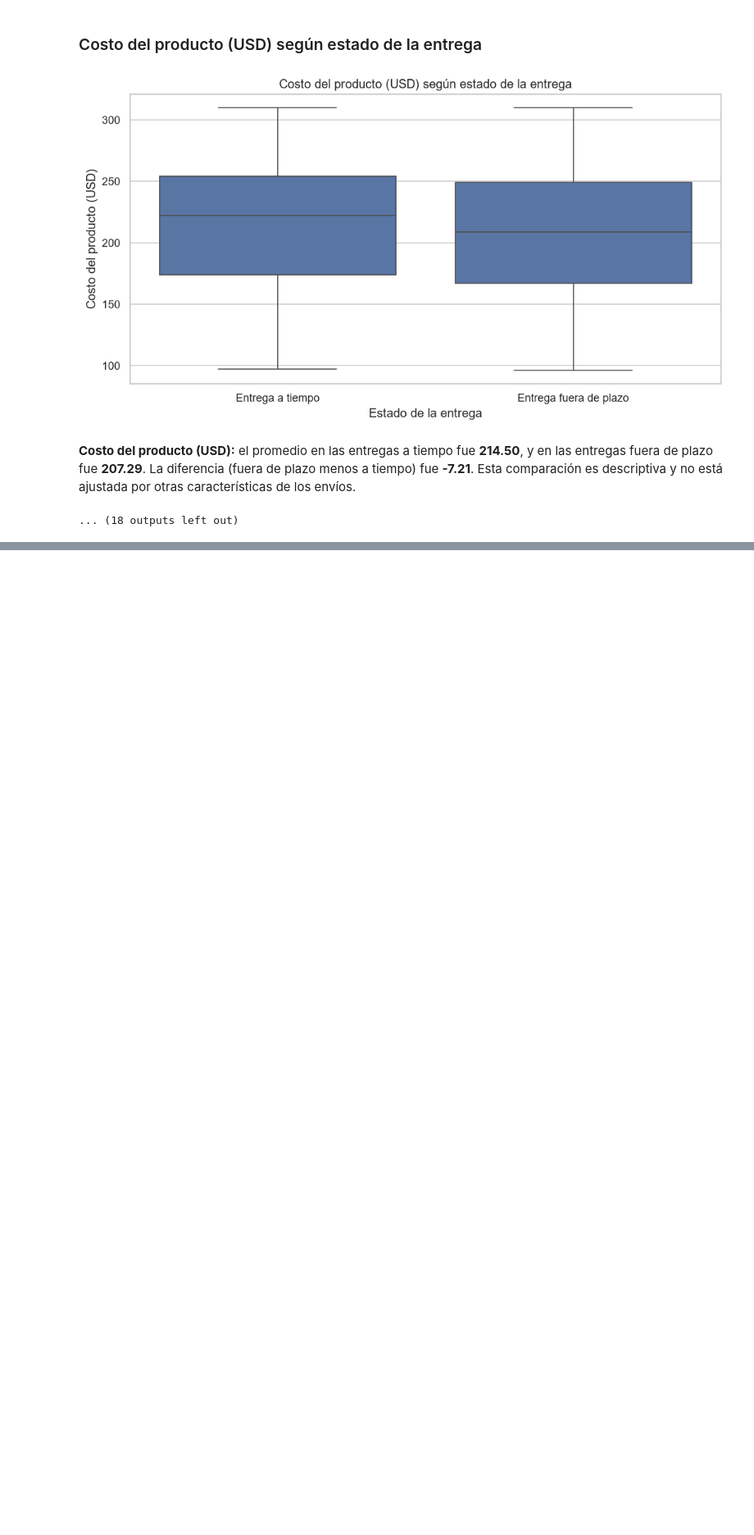
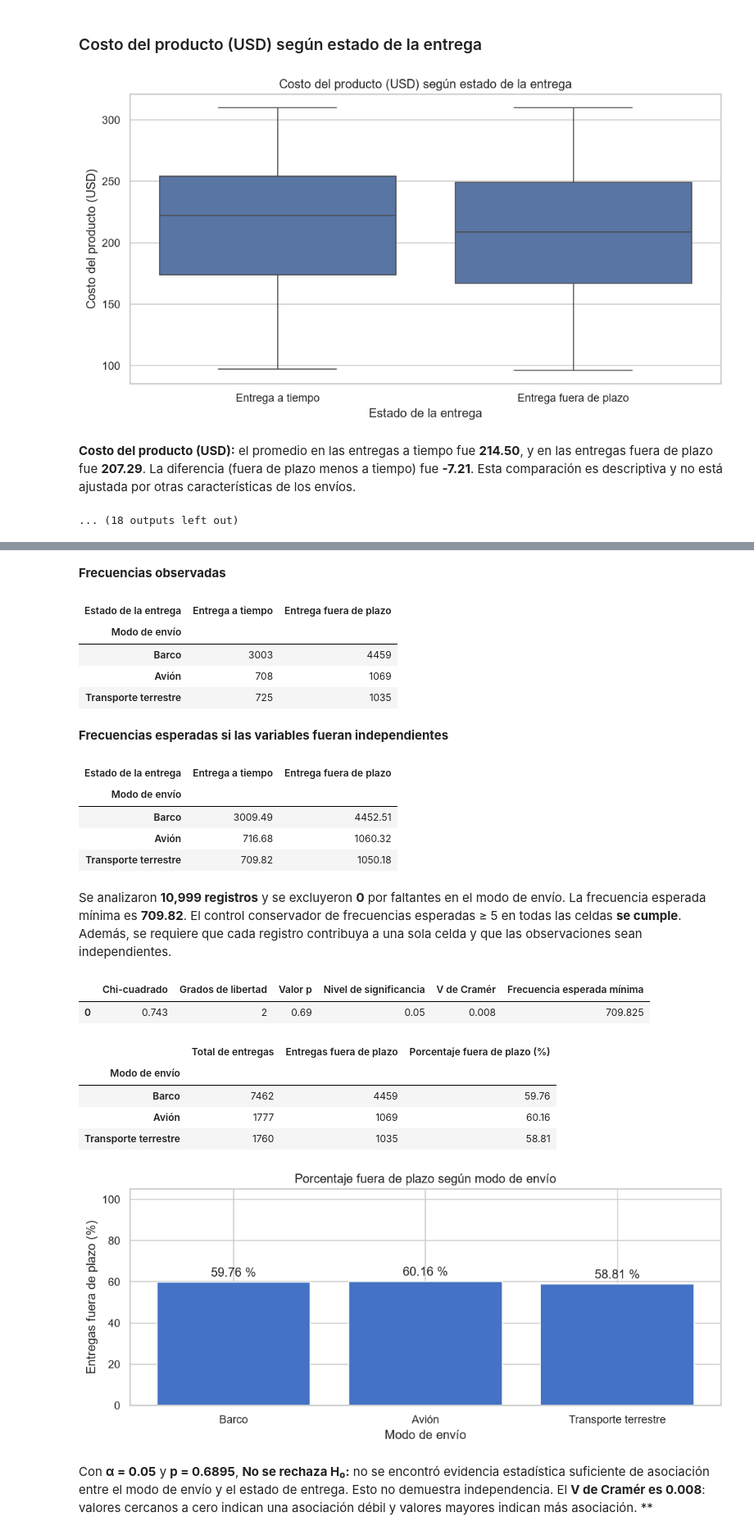
Before and after one commit to jorge170102/ESTAD-STICA-COMPUTACIONAL---Grupo-7--MCDI501.202682.1914.EL.ON, a Jupyter notebook: notebooks/sumativa_1.ipynb, the cells around one changed output, grey strips where cells are left out. Shown at 82% size. Drawn from its saved outputs; the diff is of its cells as text; code cells hidden in the pictures; blank space fills up the shorter version.

```diff
--- a/notebooks/sumativa_1.ipynb
+++ b/notebooks/sumativa_1.ipynb
@@ -607,0 +746,6 @@ Los valores positivos indican que ambas variables tienden a aumentar juntas; los
+# %%
+resultado_modo = inf.prueba_modo_por_entrega(
+    df_eda,
+    alpha=0.05,
+)
+# %% [output]
@@ -607,0 +753,22 @@ Los valores positivos indican que ambas variables tienden a aumentar juntas; los
+**Frecuencias observadas**
+| Estado de la entrega | Entrega a tiempo | Entrega fuera de plazo |
+| Modo de envío |  |  |
+| Barco | 3003 | 4459 |
+| Avión | 708 | 1069 |
+| Transporte terrestre | 725 | 1035 |
+**Frecuencias esperadas si las variables fueran independientes**
+| Estado de la entrega | Entrega a tiempo | Entrega fuera de plazo |
+| Modo de envío |  |  |
+| Barco | 3009.49 | 4452.51 |
+| Avión | 716.68 | 1060.32 |
+| Transporte terrestre | 709.82 | 1050.18 |
+Se analizaron **10,999 registros** y se excluyeron **0** por faltantes en el modo de envío. La frecuencia esperada mínima es **709.82**. El control conservador de frecuencias esperadas ≥ 5 en todas las celdas **se cumple**. Además, se requiere que cada registro contribuya a una sola celda y que las observaciones sean independientes.
+|  | Chi-cuadrado | Grados de libertad | Valor p | Nivel de significancia | V de Cramér | Frecuencia esperada mínima |
+| 0 | 0.743 | 2 | 0.69 | 0.05 | 0.008 | 709.825 |
+|  | Total de entregas | Entregas fuera de plazo | Porcentaje fuera de plazo (%) |
+| Modo de envío |  |  |  |
+| Barco | 7462 | 4459 | 59.76 |
+| Avión | 1777 | 1069 | 60.16 |
+| Transporte terrestre | 1760 | 1035 | 58.81 |
+[figure, added]
+Con **α = 0.05** y **p = 0.6895**, **No se rechaza H₀:** no se encontró evidencia estadística suficiente de asociación entre el modo de envío y el estado de entrega. Esto no demuestra independencia. El **V de Cramér es 0.008**: valores cercanos a cero indican una asociación débil y valores mayores indican más asociación. **
```
Also changed, not shown: parts of 9 cells of this notebook, 1 other file.
